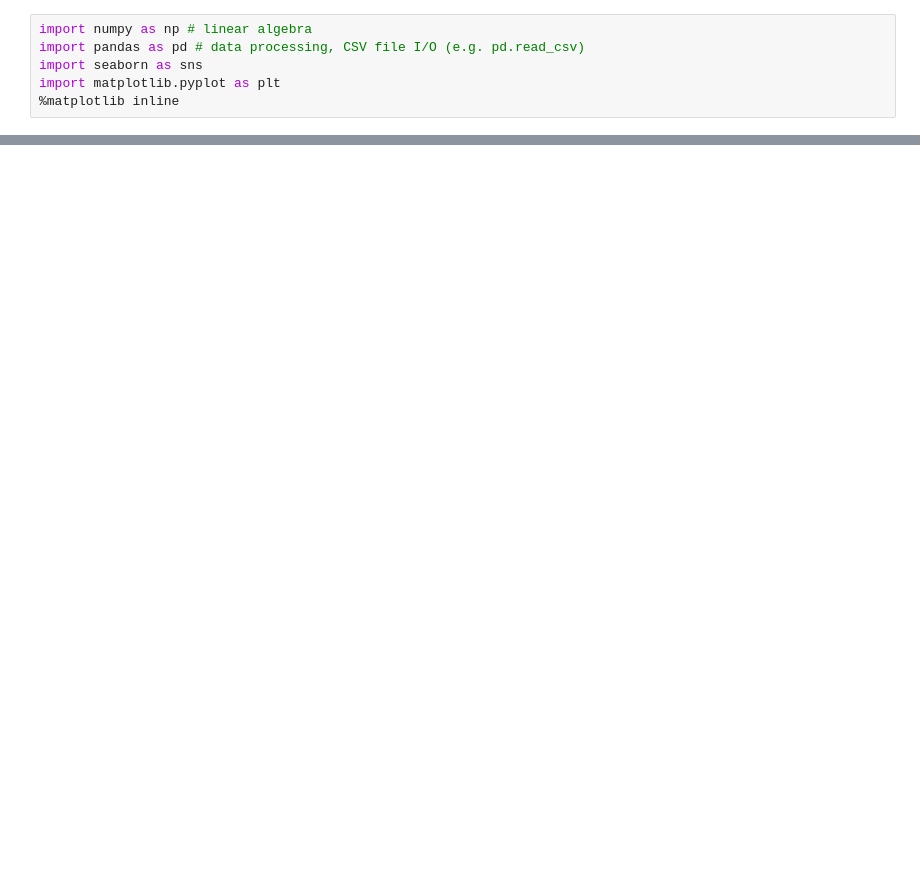
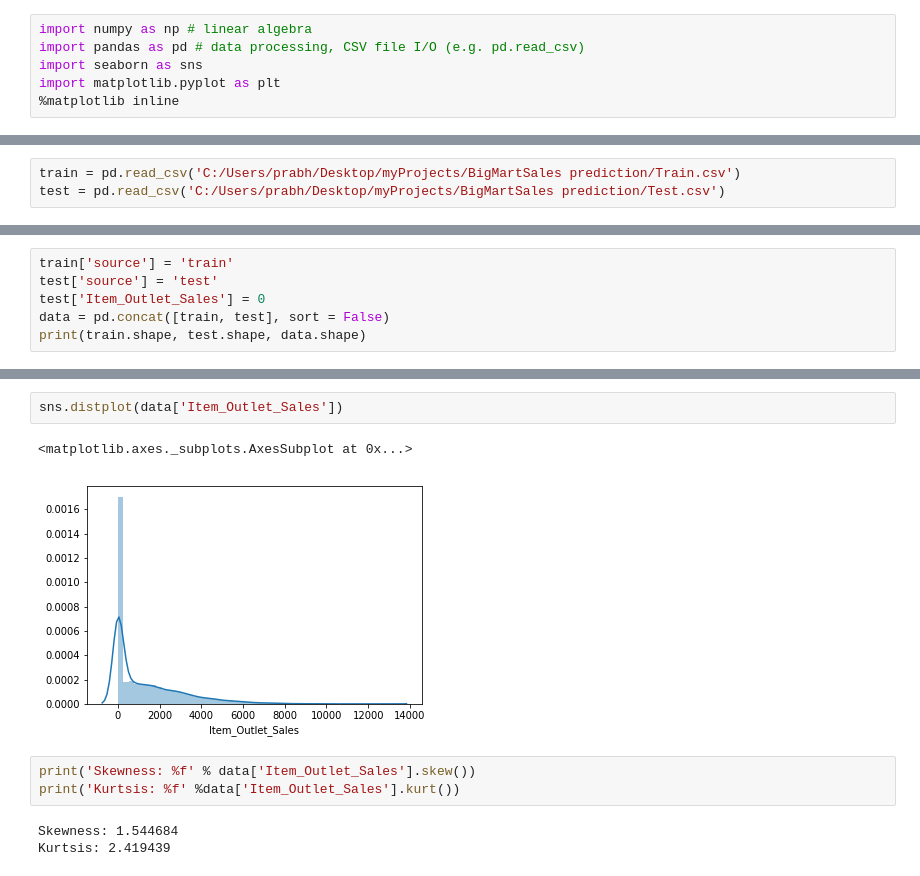
Before and after one commit to pgupta93/BigMartSales-Prediction, a Jupyter notebook: BigMart Sales Prediction.ipynb, the cells around one changed output, grey strips where cells are left out. Saved outputs shown, nothing was run; the diff lists cells and outputs as text; blank space fills up the shorter version.

```diff
--- a/BigMart Sales Prediction.ipynb
+++ b/BigMart Sales Prediction.ipynb
@@ -11,0 +7,3 @@ FileNotFoundError: [WinError 3] The system cannot find the path specified: '../i
+# %%
+train = pd.read_csv('C:/Users/prabh/Desktop/myProjects/BigMartSales prediction/Train.csv')
+test = pd.read_csv('C:/Users/prabh/Desktop/myProjects/BigMartSales prediction/Test.csv')
@@ -11,0 +32,6 @@ FileNotFoundError: [WinError 3] The system cannot find the path specified: '../i
+# %%
+train['source'] = 'train'
+test['source'] = 'test'
+test['Item_Outlet_Sales'] = 0
+data = pd.concat([train, test], sort = False)
+print(train.shape, test.shape, data.shape)
@@ -11,0 +52,11 @@ FileNotFoundError: [WinError 3] The system cannot find the path specified: '../i
+# %%
+sns.distplot(data['Item_Outlet_Sales'])
+# %% [output]
+<matplotlib.axes._subplots.AxesSubplot at 0x...>
+[figure, added]
+# %%
+print('Skewness: %f' % data['Item_Outlet_Sales'].skew())
+print('Kurtsis: %f' %data['Item_Outlet_Sales'].kurt())
+# %% [output]
+Skewness: 1.544684
+Kurtsis: 2.419439
```
Also changed, not shown: parts of 45 cells of this notebook.
